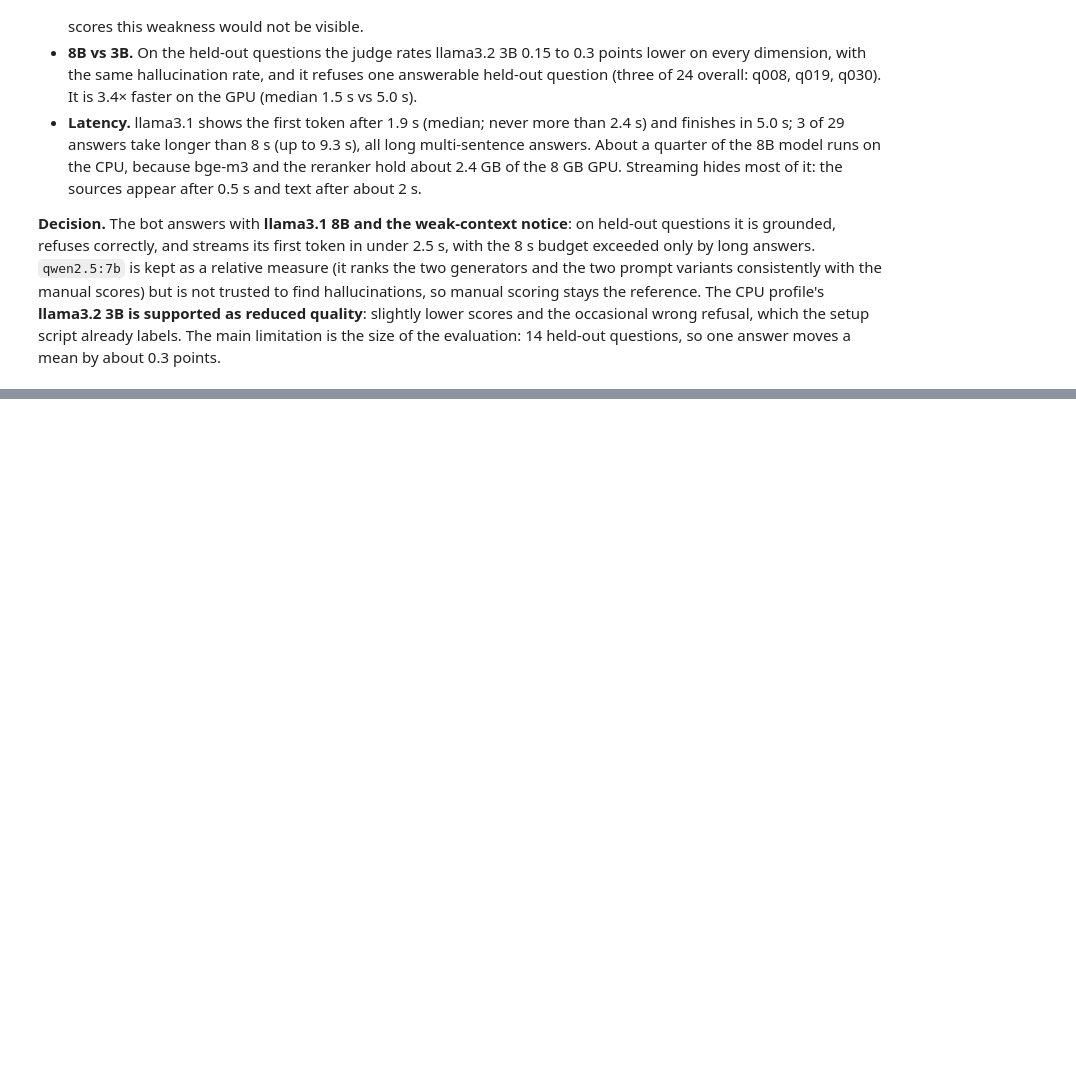
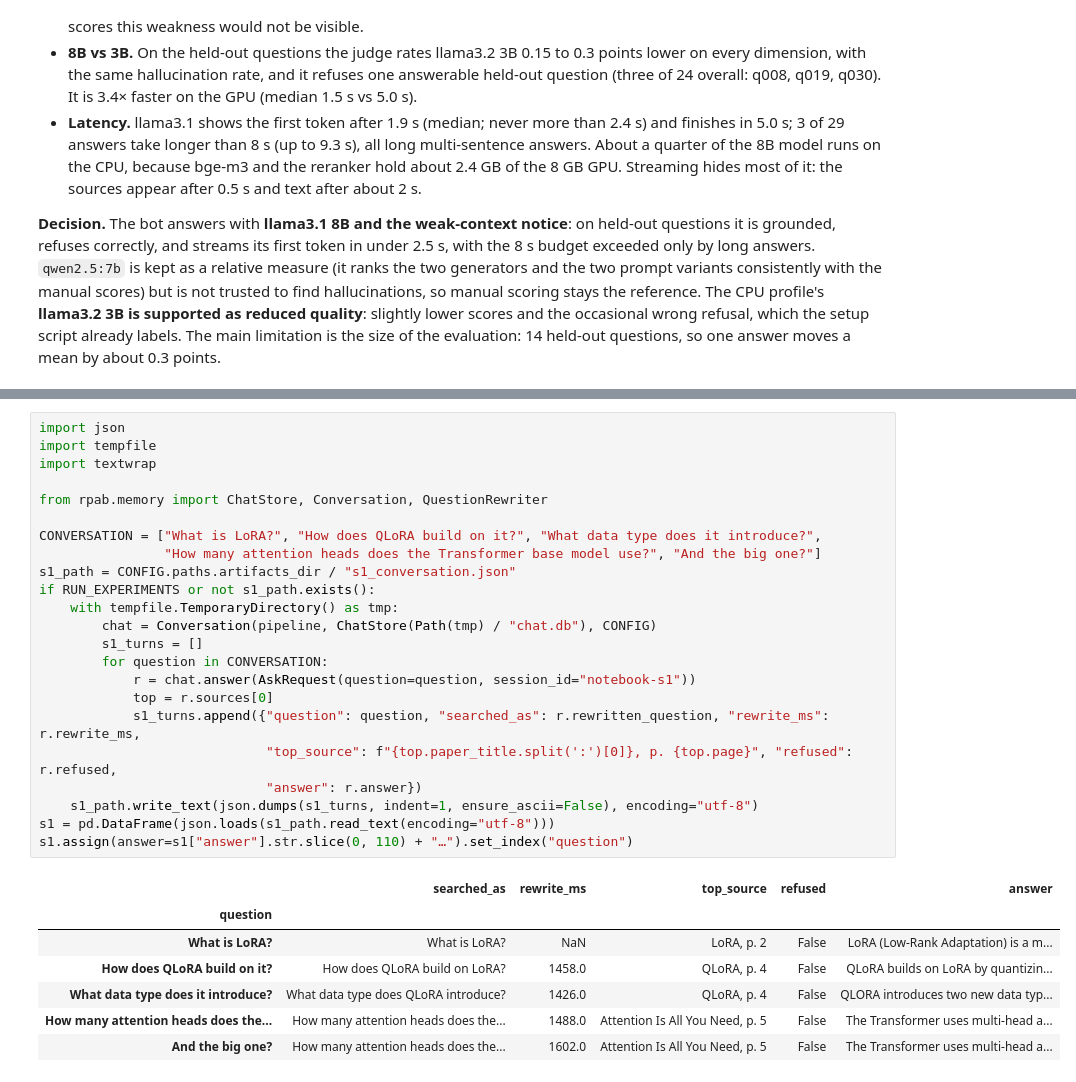
Before and after one commit to AHILL-0121/Research-Paper-Answer-Bot, a Jupyter notebook: backend/notebooks/capstone.ipynb, the cells around one changed output, grey strips where cells are left out. Drawn from its saved outputs; the diff is of its cells as text; blank space fills up the shorter version.

```diff
--- a/backend/notebooks/capstone.ipynb
+++ b/backend/notebooks/capstone.ipynb
@@ -1465,0 +1479,31 @@ fig.tight_layout()
+# %%
+import json
+import tempfile
+import textwrap
+
+from rpab.memory import ChatStore, Conversation, QuestionRewriter
+
+CONVERSATION = ["What is LoRA?", "How does QLoRA build on it?", "What data type does it introduce?",
+                "How many attention heads does the Transformer base model use?", "And the big one?"]
+s1_path = CONFIG.paths.artifacts_dir / "s1_conversation.json"
+if RUN_EXPERIMENTS or not s1_path.exists():
+    with tempfile.TemporaryDirectory() as tmp:
+        chat = Conversation(pipeline, ChatStore(Path(tmp) / "chat.db"), CONFIG)
+        s1_turns = []
+        for question in CONVERSATION:
+            r = chat.answer(AskRequest(question=question, session_id="notebook-s1"))
+            top = r.sources[0]
+            s1_turns.append({"question": question, "searched_as": r.rewritten_question, "rewrite_ms": r.rewrite_ms,
+                             "top_source": f"{top.paper_title.split(':')[0]}, p. {top.page}", "refused": r.refused,
+                             "answer": r.answer})
+    s1_path.write_text(json.dumps(s1_turns, indent=1, ensure_ascii=False), encoding="utf-8")
+s1 = pd.DataFrame(json.loads(s1_path.read_text(encoding="utf-8")))
+s1.assign(answer=s1["answer"].str.slice(0, 110) + "…").set_index("question")
+# %% [output]
+|  | searched_as | rewrite_ms | top_source | refused | answer |
+| question |  |  |  |  |  |
+| What is LoRA? | What is LoRA? | NaN | LoRA, p. 2 | False | LoRA (Low-Rank Adaptation) is a m... |
+| How does QLoRA build on it? | How does QLoRA build on LoRA? | 1458.0 | QLoRA, p. 4 | False | QLoRA builds on LoRA by quantizin... |
+| What data type does it introduce? | What data type does QLoRA introduce? | 1426.0 | QLoRA, p. 4 | False | QLORA introduces two new data typ... |
+| How many attention heads does the... | How many attention heads does the... | 1488.0 | Attention Is All You Need, p. 5 | False | The Transformer uses multi-head a... |
+| And the big one? | How many attention heads does the... | 1602.0 | Attention Is All You Need, p. 5 | False | The Transformer uses multi-head a... |
```
Also changed, not shown: parts of 21 cells of this notebook, 13 other files.
